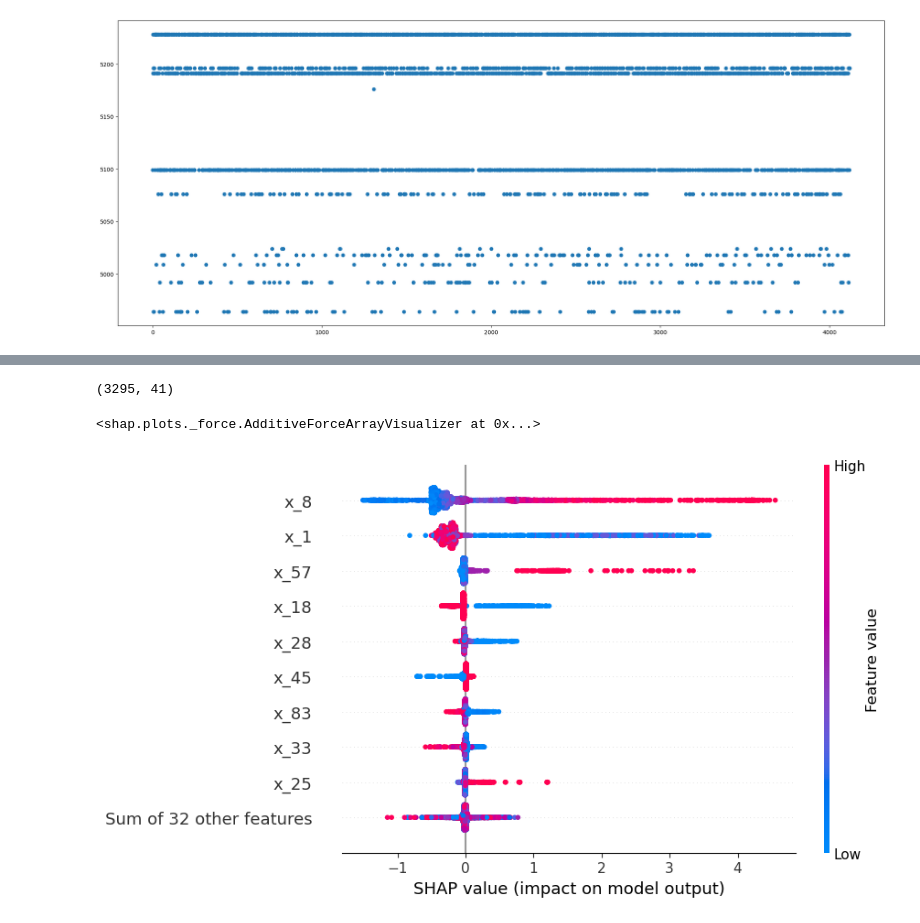
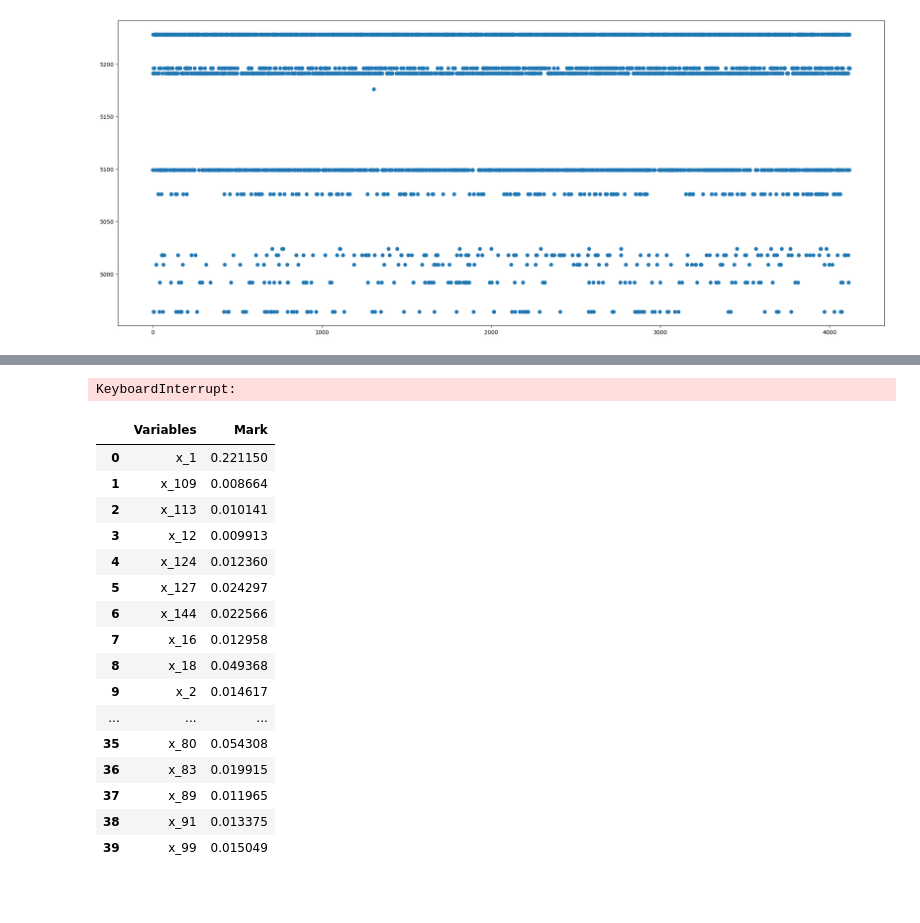
Before and after one commit to YASTREAMER/Hackathon, a Jupyter notebook: MainPA.ipynb, the cells around one changed output, grey strips where cells are left out. Saved outputs shown, nothing was run; the diff lists cells and outputs as text; code cells hidden in the pictures; blank space fills up the shorter version.

Commit message:
ADDED Some submission files

```diff
--- a/MainPA.ipynb
+++ b/MainPA.ipynb
@@ -202,12 +166,51 @@ shap_values=explainer(Xtrain)
-# %%
-np.shape(shap_values.values)
-# %% [output]
-(3295, 41)
-# %%
-shap.plots.force(shap_values[0:100])
-# %% [output]
-<shap.plots._force.AdditiveForceArrayVisualizer at 0x...>
-# %%
-shap.plots.beeswarm(shap_values)
-# %% [output]
-[figure, removed]
+# %%
+importances = np.zeros(df.shape[1])
+count = 0
+
+for i in tqdm(range(1000)):
+    seed = random.randint(1, 10000)
+    random.seed(seed)
+    test_size = round(random.randint(10, 40)/100, 2)
+    df, x_test, y_train, y_test = train_test_split(df, labels, random_state=seed, test_size=test_size)
+
+    rf_classifier = RandomForestClassifier(n_estimators=random.randint(100, 1000), random_state=seed)
+    rf_classifier.fit(df, y_train)
+    y_pred = rf_classifier.predict(x_test)
+    accuracy = accuracy_score(y_test, y_pred)
+    if accuracy>0.9:
+        importances += rf_classifier.feature_importances_
+        count+=1
+
+importances = importances/count
+print("Number of Instances with model accuracy >90: ", count)
+
+feature_indices = sorted(range(len(importances)), key=lambda k: importances[k], reverse=True)
+
+print("Feature Importances:")
+for idx in feature_indices:
+    print(f"Feature {idx + 1}: {importances[idx]}")
+# %% [output]
+KeyboardInterrupt:
+# %%
+SampleSubmission.drop("Mark",axis=1,inplace=True)
+SampleSubmission["Mark"]=importances
+# %%
+SampleSubmission
+# %% [output]
+|  | Variables | Mark |
+| 0 | x_1 | 0.221150 |
+| 1 | x_109 | 0.008664 |
+| 2 | x_113 | 0.010141 |
+| 3 | x_12 | 0.009913 |
+| 4 | x_124 | 0.012360 |
+| 5 | x_127 | 0.024297 |
+| 6 | x_144 | 0.022566 |
+| 7 | x_16 | 0.012958 |
+| 8 | x_18 | 0.049368 |
+| 9 | x_2 | 0.014617 |
+| ... | ... | ... |
+| 35 | x_80 | 0.054308 |
+| 36 | x_83 | 0.019915 |
+| 37 | x_89 | 0.011965 |
+| 38 | x_91 | 0.013375 |
+| 39 | x_99 | 0.015049 |
```
Also changed, not shown: parts of 29 cells of this notebook, 10 other files.
